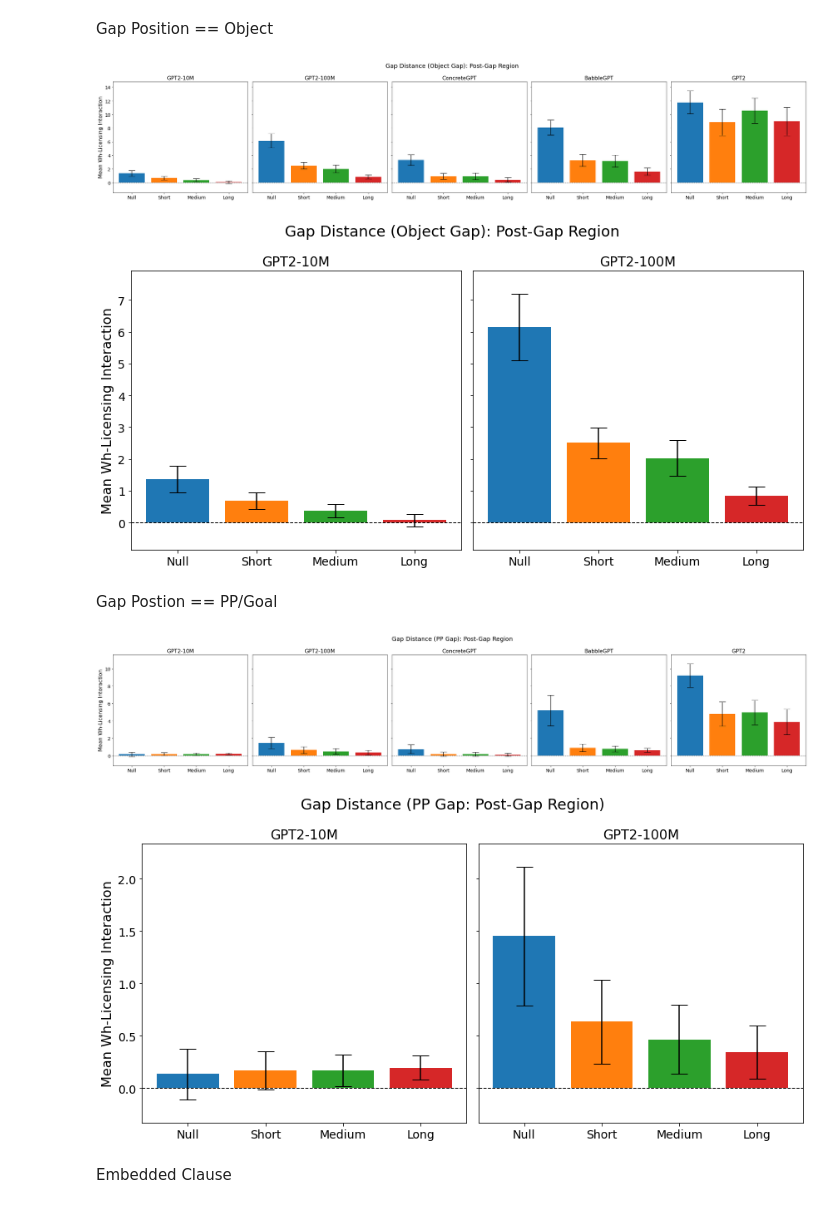
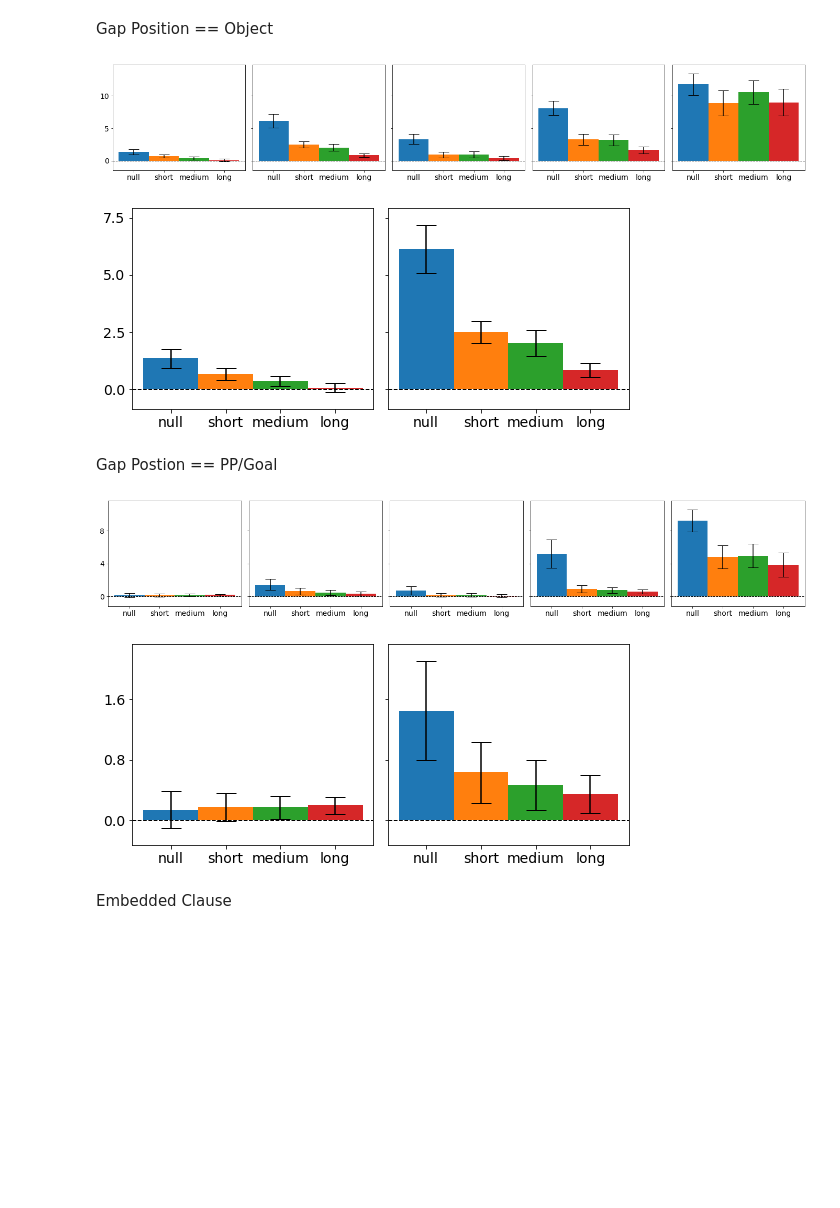
Before and after one commit to um-cap-lab/EMNLP-2025-submission, a Jupyter notebook: wh-licensing_interaction_term_visualizations.ipynb, the cells around one changed output. Drawn from its saved outputs; the diff is of its cells as text; code cells hidden in the pictures; blank space fills up the shorter version.

```diff
--- a/wh-licensing_interaction_term_visualizations.ipynb
+++ b/wh-licensing_interaction_term_visualizations.ipynb
@@ -299,6 +299,7 @@ def compute_wh_licensing_interaction(df, surprisal):
 # multiple plots
 
 from scipy.stats import sem
+from matplotlib.ticker import MaxNLocator
 
 def plot_wh_licensing_interaction(df_lists, subtitles, labels, title):
     '''
@@ -355,24 +356,29 @@ def plot_wh_licensing_interaction(df_lists, subtitles, labels, title):
     n_cols = len(df_lists)
     n_rows = int(np.ceil(n_plots / n_cols))  # calculate rows based on number of plots
 
-    fig, axes = plt.subplots(n_rows, n_cols, figsize = (n_cols * 6, n_rows * 6))  # create dynamic grid of subplots
+    fig, axes = plt.subplots(n_rows, n_cols, figsize = (n_cols * 3.8, n_rows * 3.8))  # create dynamic grid of subplots
+    #fig, axes = plt.subplots(n_rows, n_cols, figsize = (n_cols * 4, n_rows * 4))
     axes = axes.flatten()  # flatten the axes array for easy iteration
 
     # iterate through each subplot, setting up data and appearance
     for i, ax in enumerate(axes[:n_plots]):
+
         subplot_colors = colors[:len(means[i])]
-        ax.bar(np.arange(len(means[i])), means[i], yerr = errors[i], capsize = 10, color = subplot_colors)
+        ax.bar(np.arange(len(means[i])), means[i], yerr = errors[i], capsize = 10, width = 1, color = subplot_colors)
         ax.set_xticks(np.arange(len(means[i])))
-        ax.set_xticklabels(all_labels[i], fontsize = 14)
-        #ax.set_ylabel('Mean Wh-Licensing Interaction')
-        ax.set_title(subtitles[i], fontsize = 16)
+        ax.set_xticklabels(all_labels[i], fontsize = 14) #, weight = 'bold')
+        #ax.tick_params(axis = 'x', rotation = 45)  # rotate labels by 45 degrees to save space
+        #ax.set_title(subtitles[i], fontsize = 14, weight = 'bold')
         ax.set_ylim(min_y, max_y)  # align y-axis limits
         ax.axhline(0, color = 'black', linewidth = 1, linestyle = '--')  # line at y=0
-        #ax.tick_params(axis = 'y', labelleft = True)
+
+        # automatically set a maximum of y-ticks
+        ax.yaxis.set_major_locator(MaxNLocator(nbins = 4))
 
         # only set the y-label for the first plot in each row
         if i % n_cols == 0:
-            ax.set_ylabel('Mean Wh-Licensing Interaction', fontsize = 16)
+            #ax.set_ylabel('Mean Wh-Licensing Interaction', fontsize = 9)
+            ax.set_ylabel('')
 
         # remove y-axis labels for non-first plots in a row
         if i % n_cols != 0:
@@ -385,7 +391,7 @@ def plot_wh_licensing_interaction(df_lists, subtitles, labels, title):
             ax.tick_params(axis = 'y', labelleft = False)
 
     # adjust layout to prevent overlap
-    fig.suptitle(title, fontsize = 18)
+    #fig.suptitle(title, fontsize = 18)
     plt.tight_layout()
     plt.subplots_adjust(top = 0.85)  # adjust the position of the overall title
     plt.show()
@@ -451,27 +457,27 @@ long_gpt2 = compute_wh_licensing_interaction(long_df, 'region_surprisal_gpt2')
 # %%
 df_list_gpt2_10m = [null_gpt2_10m, short_gpt2_10m, medium_gpt2_10m, long_gpt2_10m]
 df_list_gpt2_100m = [null_gpt2_100m, short_gpt2_100m, medium_gpt2_100m, long_gpt2_100m]
 df_list_babylm_10m = [null_babylm_10m, short_babylm_10m, medium_babylm_10m, long_babylm_10m]
 df_list_babylm_100m = [null_babylm_100m, short_babylm_100m, medium_babylm_100m, long_babylm_100m]
 df_list_gpt2 = [null_gpt2, short_gpt2, medium_gpt2, long_gpt2]
 df_lists = [df_list_gpt2_10m, df_list_gpt2_100m, df_list_babylm_10m, df_list_babylm_100m, df_list_gpt2]
 subtitles = ['GPT2-10M', 'GPT2-100M', 'ConcreteGPT', 'BabbleGPT', 'GPT2']
-labels = ['Null', 'Short', 'Medium', 'Long']
+labels = ['null', 'short', 'medium', 'long']
 title = 'Gap Distance (Object Gap): Post-Gap Region'
 plot_wh_licensing_interaction(df_lists, subtitles, labels, title)
 # %% [output]
-[figure, old version]
+[figure, new version]
 # %%
 # if we want to look at only two models at a time
 df_list_gpt2_10m = [null_gpt2_10m, short_gpt2_10m, medium_gpt2_10m, long_gpt2_10m]
 df_list_gpt2_100m = [null_gpt2_100m, short_gpt2_100m, medium_gpt2_100m, long_gpt2_100m]
 df_lists = [df_list_gpt2_10m, df_list_gpt2_100m]
 subtitles = ['GPT2-10M', 'GPT2-100M']
-labels = ['Null', 'Short', 'Medium', 'Long']
+labels = ['null', 'short', 'medium', 'long']
 title = 'Gap Distance (Object Gap): Post-Gap Region'
 plot_wh_licensing_interaction(df_lists, subtitles, labels, title)
 # %% [output]
-[figure, old version]
+[figure, new version]
 # %% [markdown]
 Gap Postion == PP/Goal
 # %%
@@ -517,22 +523,22 @@ df_list_babylm_100m = [null_babylm_100m, short_babylm_100m, medium_babylm_100m,
 df_list_gpt2 = [null_gpt2, short_gpt2, medium_gpt2, long_gpt2]
 df_lists = [df_list_gpt2_10m, df_list_gpt2_100m, df_list_babylm_10m, df_list_babylm_100m, df_list_gpt2]
 subtitles = ['GPT2-10M', 'GPT2-100M', 'ConcreteGPT', 'BabbleGPT', 'GPT2']
-labels = ['Null', 'Short', 'Medium', 'Long']
+labels = ['null', 'short', 'medium', 'long']
 title = 'Gap Distance (PP Gap): Post-Gap Region'
 plot_wh_licensing_interaction(df_lists, subtitles, labels, title)
 # %% [output]
-[figure, old version]
+[figure, new version]
 # %%
 # if we want to look at only two models at a time
 df_list_gpt2_10m = [null_gpt2_10m, short_gpt2_10m, medium_gpt2_10m, long_gpt2_10m]
 df_list_gpt2_100m = [null_gpt2_100m, short_gpt2_100m, medium_gpt2_100m, long_gpt2_100m]
 df_lists = [df_list_gpt2_10m, df_list_gpt2_100m]
 subtitles = ['GPT2-10M', 'GPT2-100M']
-labels = ['Null', 'Short', 'Medium', 'Long']
+labels = ['null', 'short', 'medium', 'long']
 title = 'Gap Distance (PP Gap: Post-Gap Region)'
 plot_wh_licensing_interaction(df_lists, subtitles, labels, title)
 # %% [output]
-[figure, old version]
+[figure, new version]
 # %% [markdown]
 Embedded Clause
 # %%
```
Also changed, not shown: parts of 20 cells of this notebook, 7 other files.
